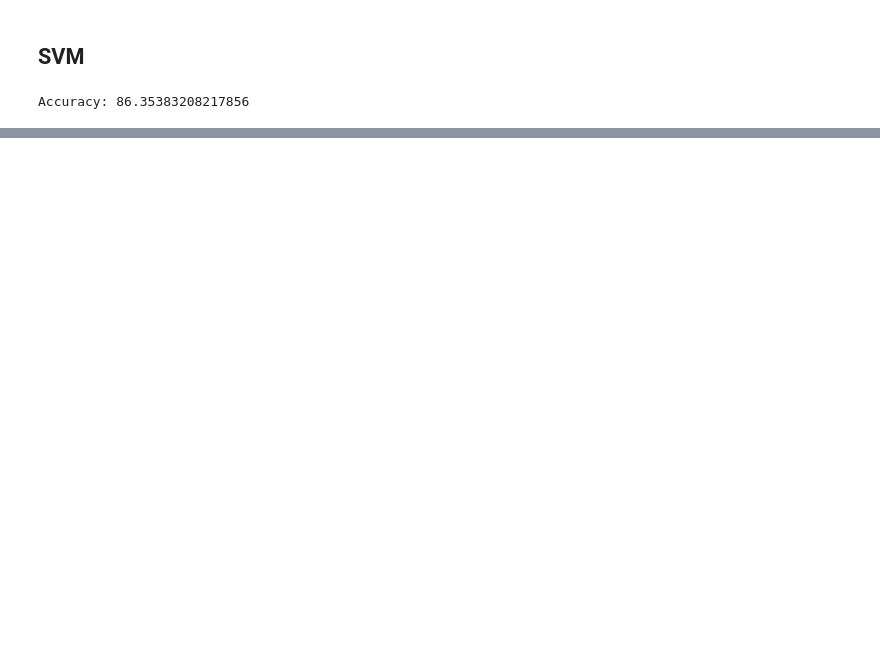
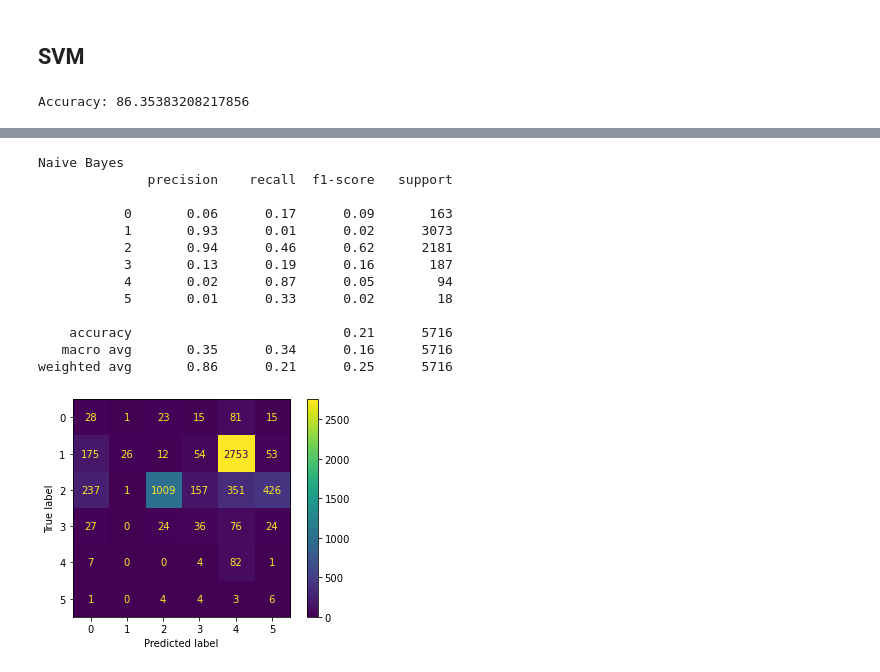
Before and after one commit to VCacciatore/Voter-Survey-2016-Data-Mining, a Jupyter notebook: Voter Survey 2016 Data Mining.ipynb, the cells around one changed output, grey strips where cells are left out. Saved outputs shown, nothing was run; the diff lists cells and outputs as text; code cells hidden in the pictures; blank space fills up the shorter version.

```diff
--- a/Voter Survey 2016 Data Mining.ipynb
+++ b/Voter Survey 2016 Data Mining.ipynb
@@ -319,0 +361,25 @@ Accuracy: 86.35383208217856
+# %%
+# generate a confusion matrix for Naive Bayes model
+preds = cross_val_predict(clf, data_x, label_list, cv=10)
+cm = confusion_matrix(label_list.values.ravel(), preds)
+print("Naive Bayes")
+#print(confusion_matrix(label_list.values.ravel(), preds))
+print(classification_report(label_list.values.ravel(), preds))
+disp = ConfusionMatrixDisplay(confusion_matrix=cm)
+disp.plot()
+plt.show()
+# %% [output]
+Naive Bayes
+              precision    recall  f1-score   support
+
+           0       0.06      0.17      0.09       163
+           1       0.93      0.01      0.02      3073
+           2       0.94      0.46      0.62      2181
+           3       0.13      0.19      0.16       187
+           4       0.02      0.87      0.05        94
+           5       0.01      0.33      0.02        18
+
+    accuracy                           0.21      5716
+   macro avg       0.35      0.34      0.16      5716
+weighted avg       0.86      0.21      0.25      5716
+[figure, added]
```
Also changed, not shown: parts of 22 cells of this notebook, 2 other files.
